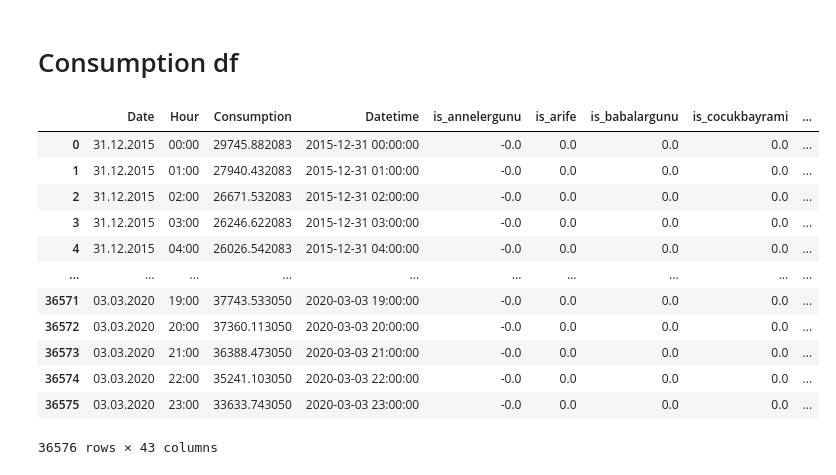
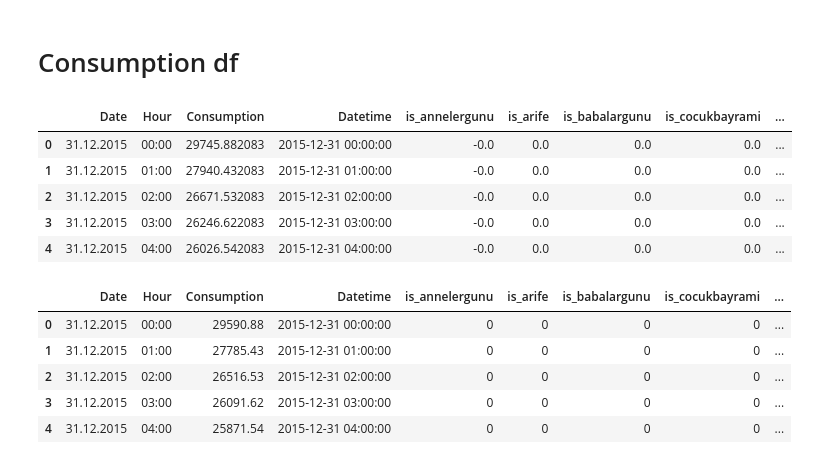
Before and after one commit to yakaralar/IE492, a Jupyter notebook: Decision_Trees_LGB_Keras.ipynb, the cells around one changed output. Drawn from its saved outputs; the diff is of its cells as text; code cells hidden in the pictures.

```diff
--- a/Decision_Trees_LGB_Keras.ipynb
+++ b/Decision_Trees_LGB_Keras.ipynb
@@ -104,22 +88,28 @@ array([[ 1,  2],
 # Consumption df
 # %%
 # bruuuuuuuh
-consumption_df=pd.read_csv("RealTimeConsumption_unholidayized.csv",encoding='latin-1')
-consumption_df.columns=["Date","Hour","Consumption"]+consumption_df.columns.tolist()[3:]
-consumption_df["Datetime"]=consumption_df["Date"]+" "+consumption_df["Hour"]
-consumption_df["Datetime"]=pd.to_datetime(consumption_df["Datetime"],format="%d.%m.%Y %H:%M")
-consumption_df
+cons_unholidayized=pd.read_csv("RealTimeConsumption_unholidayized.csv",encoding='latin-1')
+cons_unholidayized.columns=["Date","Hour","Consumption"]+cons_unholidayized.columns.tolist()[3:]
+cons_unholidayized["Datetime"]=cons_unholidayized["Date"]+" "+cons_unholidayized["Hour"]
+cons_unholidayized["Datetime"]=pd.to_datetime(cons_unholidayized["Datetime"],format="%d.%m.%Y %H:%M")
+cons_unholidayized.head(5)
 # %% [output]
 |  | Date | Hour | Consumption | Datetime | is_annelergunu | is_arife | is_babalargunu | is_cocukbayrami | ... |
 | 0 | 31.12.2015 | 00:00 | 29745.882083 | 2015-12-31 00:00:00 | -0.0 | 0.0 | 0.0 | 0.0 | ... |
 | 1 | 31.12.2015 | 01:00 | 27940.432083 | 2015-12-31 01:00:00 | -0.0 | 0.0 | 0.0 | 0.0 | ... |
 | 2 | 31.12.2015 | 02:00 | 26671.532083 | 2015-12-31 02:00:00 | -0.0 | 0.0 | 0.0 | 0.0 | ... |
 | 3 | 31.12.2015 | 03:00 | 26246.622083 | 2015-12-31 03:00:00 | -0.0 | 0.0 | 0.0 | 0.0 | ... |
 | 4 | 31.12.2015 | 04:00 | 26026.542083 | 2015-12-31 04:00:00 | -0.0 | 0.0 | 0.0 | 0.0 | ... |
-| ... | ... | ... | ... | ... | ... | ... | ... | ... | ... |
-| 36571 | 03.03.2020 | 19:00 | 37743.533050 | 2020-03-03 19:00:00 | -0.0 | 0.0 | 0.0 | 0.0 | ... |
-| 36572 | 03.03.2020 | 20:00 | 37360.113050 | 2020-03-03 20:00:00 | -0.0 | 0.0 | 0.0 | 0.0 | ... |
-| 36573 | 03.03.2020 | 21:00 | 36388.473050 | 2020-03-03 21:00:00 | -0.0 | 0.0 | 0.0 | 0.0 | ... |
-| 36574 | 03.03.2020 | 22:00 | 35241.103050 | 2020-03-03 22:00:00 | -0.0 | 0.0 | 0.0 | 0.0 | ... |
-| 36575 | 03.03.2020 | 23:00 | 33633.743050 | 2020-03-03 23:00:00 | -0.0 | 0.0 | 0.0 | 0.0 | ... |
-36576 rows × 43 columns
+# %%
+# bruuuuuuuh
+cons_holiday_binary=pd.read_csv("RealTimeConsumption_holiday.csv",encoding='latin-1')
+cons_holiday_binary["Datetime"]=cons_holiday_binary["Date"]+" "+cons_holiday_binary["Hour"]
+cons_holiday_binary["Datetime"]=pd.to_datetime(cons_holiday_binary["Datetime"],format="%d.%m.%Y %H:%M")
+cons_holiday_binary.head()
+# %% [output]
+|  | Date | Hour | Consumption | Datetime | is_annelergunu | is_arife | is_babalargunu | is_cocukbayrami | ... |
+| 0 | 31.12.2015 | 00:00 | 29590.88 | 2015-12-31 00:00:00 | 0 | 0 | 0 | 0 | ... |
+| 1 | 31.12.2015 | 01:00 | 27785.43 | 2015-12-31 01:00:00 | 0 | 0 | 0 | 0 | ... |
+| 2 | 31.12.2015 | 02:00 | 26516.53 | 2015-12-31 02:00:00 | 0 | 0 | 0 | 0 | ... |
+| 3 | 31.12.2015 | 03:00 | 26091.62 | 2015-12-31 03:00:00 | 0 | 0 | 0 | 0 | ... |
+| 4 | 31.12.2015 | 04:00 | 25871.54 | 2015-12-31 04:00:00 | 0 | 0 | 0 | 0 | ... |
```
Also changed, not shown: parts of 14 cells of this notebook.
